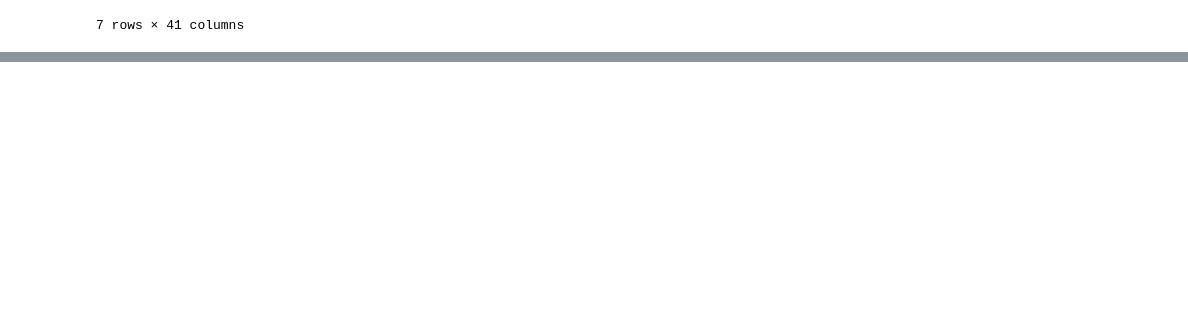
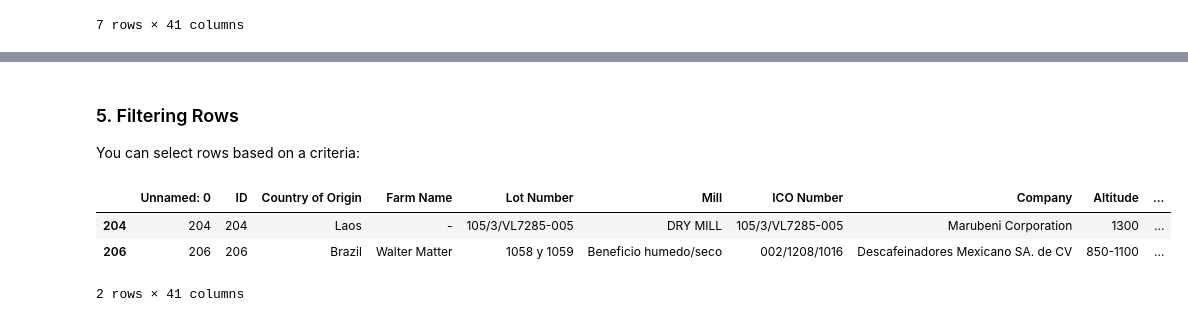
Before and after one commit to brunoopinheiro/Quick_Python_Cheat_Sheet, a Jupyter notebook: notebooks/pandas_dataframes/pandas_snippets.ipynb, the cells around one changed output, grey strips where cells are left out. Cells and saved outputs as stored; diff of their text form; code cells hidden in the pictures; blank space fills up the shorter version.

```diff
--- a/notebooks/pandas_dataframes/pandas_snippets.ipynb
+++ b/notebooks/pandas_dataframes/pandas_snippets.ipynb
@@ -62,0 +119,12 @@ To get the first rows from the DataFrame:
+# %% [markdown]
+### 5. Filtering Rows
+You can select rows based on a criteria:
+# %%
+low_accidity = df[df['Acidity'] <= 7]
+
+(low_accidity)
+# %% [output]
+|  | Unnamed: 0 | ID | Country of Origin | Farm Name | Lot Number | Mill | ICO Number | Company | Altitude | ... |
+| 204 | 204 | 204 | Laos | - | 105/3/VL7285-005 | DRY MILL | 105/3/VL7285-005 | Marubeni Corporation | 1300 | ... |
+| 206 | 206 | 206 | Brazil | Walter Matter | 1058 y 1059 | Beneficio humedo/seco | 002/1208/1016 | Descafeinadores Mexicano SA. de CV | 850-1100 | ... |
+2 rows × 41 columns
```
Also changed, not shown: parts of 16 cells of this notebook, 1 other file.
